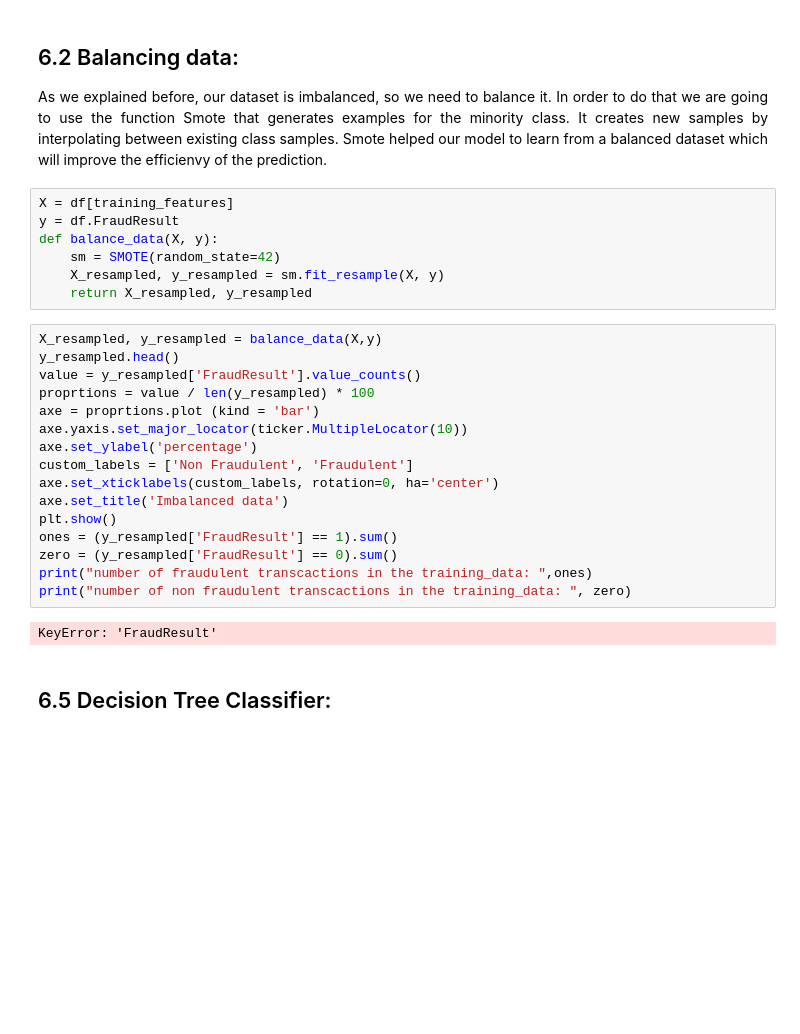
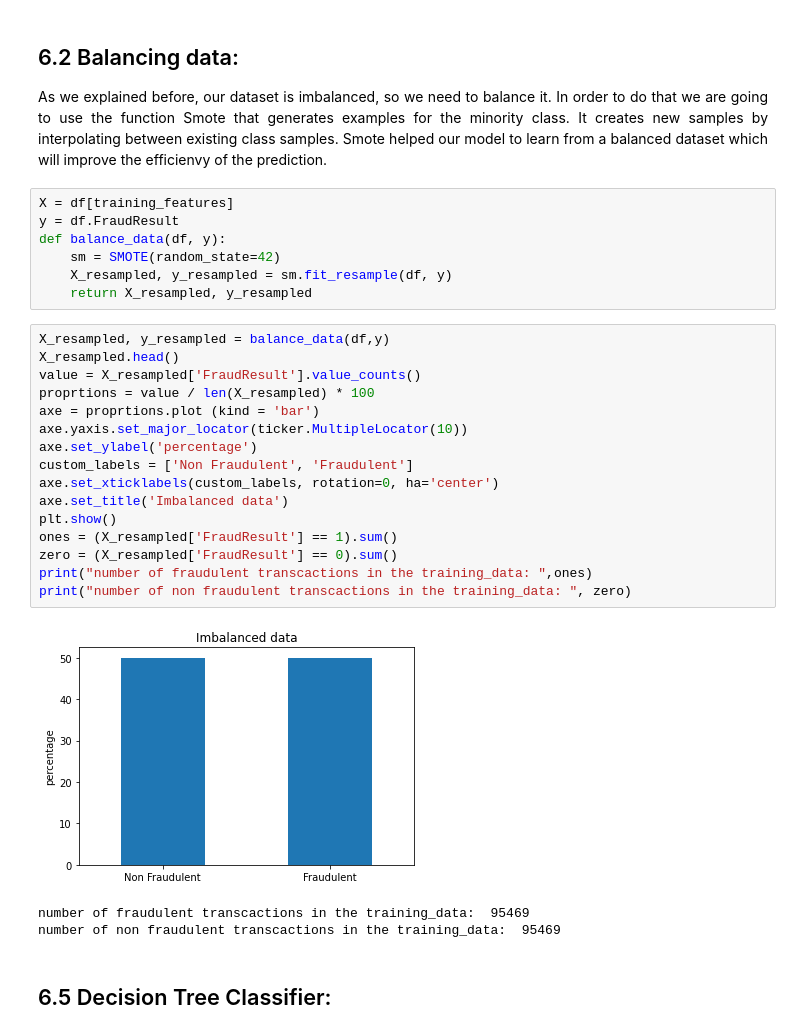
Before and after one commit to AmineAousji/Xente_IA, a Jupyter notebook: IA_Xente_2.ipynb, the cells around one changed output. Saved outputs shown, nothing was run; the diff lists cells and outputs as text; blank space fills up the shorter version.

Commit message:
fixed smote plot

```diff
--- a/IA_Xente_2.ipynb
+++ b/IA_Xente_2.ipynb
@@ -460,28 +460,30 @@ As we explained before, our dataset is imbalanced, so we need to balance it. In
 # %%
 X = df[training_features]
 y = df.FraudResult
-def balance_data(X, y):
+def balance_data(df, y):
     sm = SMOTE(random_state=42)
-    X_resampled, y_resampled = sm.fit_resample(X, y)
+    X_resampled, y_resampled = sm.fit_resample(df, y)
     return X_resampled, y_resampled
-# %%
-X_resampled, y_resampled = balance_data(X,y)
-y_resampled.head()
-value = y_resampled['FraudResult'].value_counts()
-proprtions = value / len(y_resampled) * 100
-axe = proprtions.plot (kind = 'bar')
-axe.yaxis.set_major_locator(ticker.MultipleLocator(10))
-axe.set_ylabel('percentage')
-custom_labels = ['Non Fraudulent', 'Fraudulent']
-axe.set_xticklabels(custom_labels, rotation=0, ha='center')
-axe.set_title('Imbalanced data')
-plt.show()
-ones = (y_resampled['FraudResult'] == 1).sum()
-zero = (y_resampled['FraudResult'] == 0).sum()
-print("number of fraudulent transcactions in the training_data: ",ones)
-print("number of non fraudulent transcactions in the training_data: ", zero)
-# %% [output]
-KeyError: 'FraudResult'
+# %%
+X_resampled, y_resampled = balance_data(df,y)
+X_resampled.head()
+value = X_resampled['FraudResult'].value_counts()
+proprtions = value / len(X_resampled) * 100
+axe = proprtions.plot (kind = 'bar')
+axe.yaxis.set_major_locator(ticker.MultipleLocator(10))
+axe.set_ylabel('percentage')
+custom_labels = ['Non Fraudulent', 'Fraudulent']
+axe.set_xticklabels(custom_labels, rotation=0, ha='center')
+axe.set_title('Imbalanced data')
+plt.show()
+ones = (X_resampled['FraudResult'] == 1).sum()
+zero = (X_resampled['FraudResult'] == 0).sum()
+print("number of fraudulent transcactions in the training_data: ",ones)
+print("number of non fraudulent transcactions in the training_data: ", zero)
+# %% [output]
+[figure, added]
+number of fraudulent transcactions in the training_data:  95469
+number of non fraudulent transcactions in the training_data:  95469
 # %% [markdown]
 ## 6.5 Decision Tree Classifier:
 # %%
```
Also changed, not shown: parts of 3 cells of this notebook.
